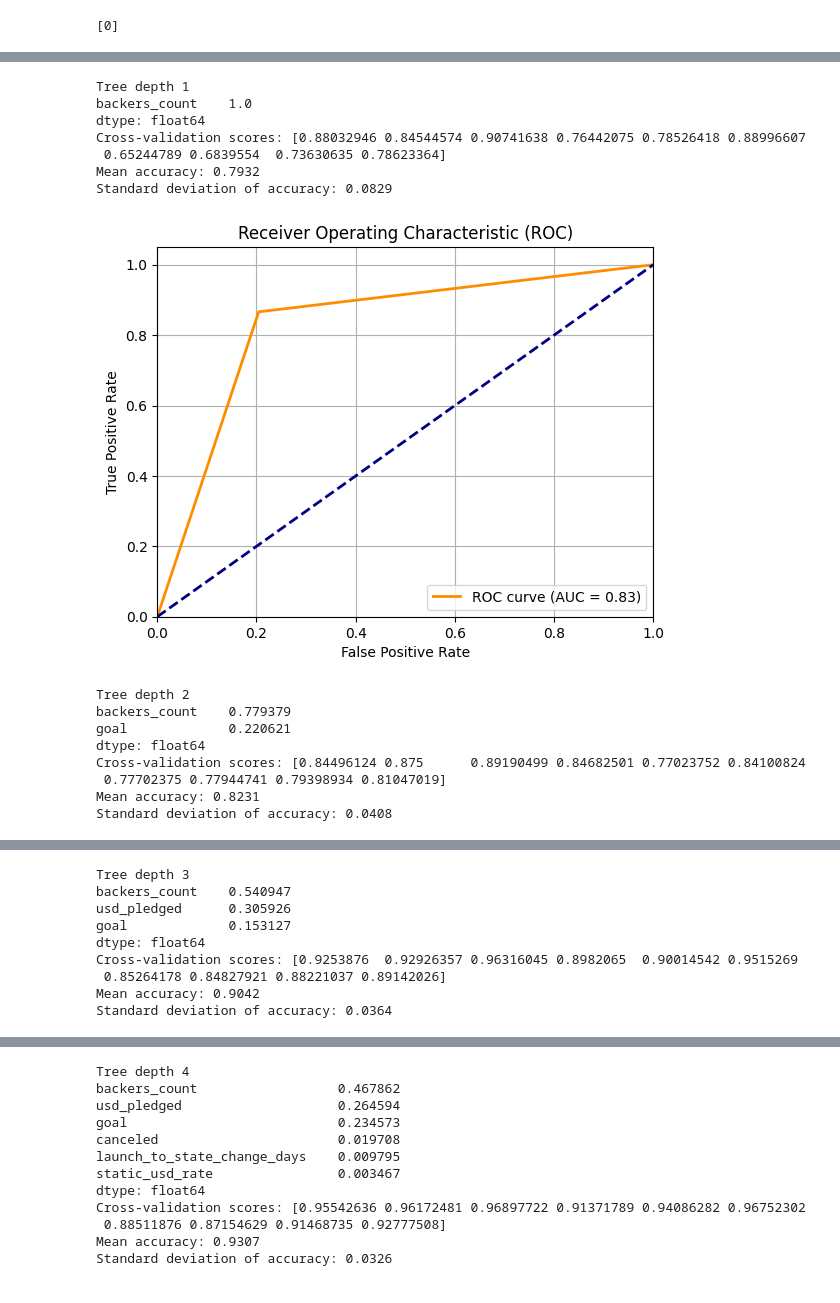
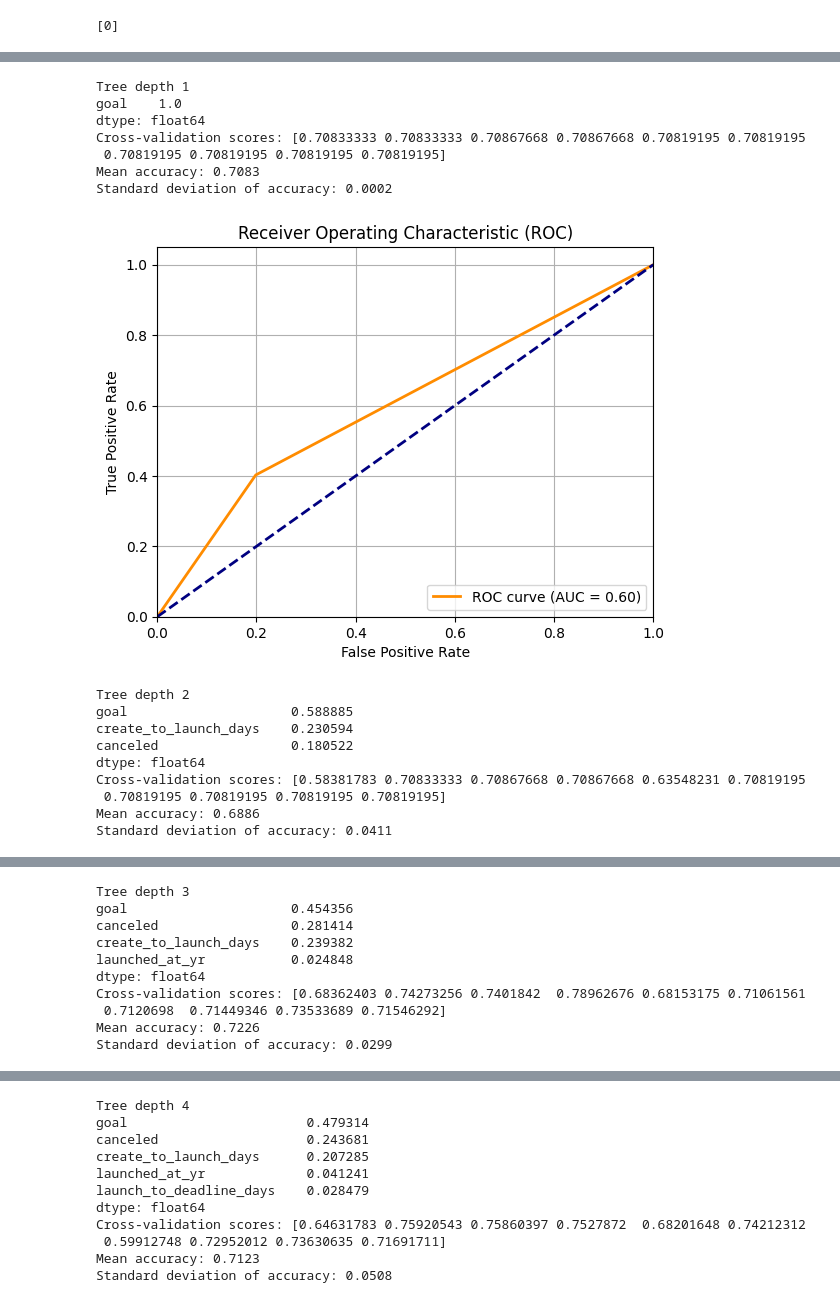
Before and after one commit to zarahtau/kickstarter-project-success-predictions, a Jupyter notebook: decision_tree/classification_tree.ipynb, the cells around one changed output, grey strips where cells are left out. Drawn from its saved outputs; the diff is of its cells as text; code cells hidden in the pictures.

Commit message:
Updated to drop all non-launch features

```diff
--- a/decision_tree/classification_tree.ipynb
+++ b/decision_tree/classification_tree.ipynb
@@ -167,7 +179,7 @@ KeyError: "['spotlight'] not found in axis"
 # %%
 model_score_stats = []
 
-for i in range(1, 30):
+for i in range(1, 20):
     print(f"Tree depth {i}")
 
     clf = DecisionTreeClassifier(max_depth=i, random_state=42)
@@ -185,44 +197,45 @@ for i in range(1, 30):
     #print(feature_ranks)
     #split_feature_index = clf.tree_.feature[0]
     #print("Split on feature:", X.columns[split_feature_index])
 
     model_score_stats.append({"model": clf, "depth": i, "mean_score": cv_scores.mean(), "score_std":cv_scores.std()})
 
     print(f"Cross-validation scores: {cv_scores}")
     print(f"Mean accuracy: {cv_scores.mean():.4f}")
     print(f"Standard deviation of accuracy: {cv_scores.std():.4f}")
 
     y_scores = clf.predict_proba(X_test)[:, 1]  # Get probability for the positive class
 
     # Compute ROC curve and AUC
     fpr, tpr, thresholds = roc_curve(y_test, y_scores)
     roc_auc = auc(fpr, tpr)
 
     plt.figure()
     plt.plot(fpr, tpr, color='darkorange', lw=2, label=f'ROC curve (AUC = {roc_auc:.2f})')
     plt.plot([0, 1], [0, 1], color='navy', lw=2, linestyle='--')  # Chance line
     plt.xlim([0.0, 1.0])
     plt.ylim([0.0, 1.05])
     plt.xlabel('False Positive Rate')
     plt.ylabel('True Positive Rate')
     plt.title('Receiver Operating Characteristic (ROC)')
     plt.legend(loc='lower right')
     plt.grid()
     plt.show()
 # %% [output]
 Tree depth 1
-backers_count    1.0
+goal    1.0
 dtype: float64
-Cross-validation scores: [0.88032946 0.84544574 0.90741638 0.76442075 0.78526418 0.88996607
- 0.65244789 0.6839554  0.73630635 0.78623364]
-Mean accuracy: 0.7932
-Standard deviation of accuracy: 0.0829
+Cross-validation scores: [0.70833333 0.70833333 0.70867668 0.70867668 0.70819195 0.70819195
+ 0.70819195 0.70819195 0.70819195 0.70819195]
+Mean accuracy: 0.7083
+Standard deviation of accuracy: 0.0002
-[figure, old version]
+[figure, new version]
 Tree depth 2
-backers_count    0.779379
-goal             0.220621
+goal                     0.588885
+create_to_launch_days    0.230594
+canceled                 0.180522
 dtype: float64
-Cross-validation scores: [0.84496124 0.875      0.89190499 0.84682501 0.77023752 0.84100824
- 0.77702375 0.77944741 0.79398934 0.81047019]
-Mean accuracy: 0.8231
-Standard deviation of accuracy: 0.0408
+Cross-validation scores: [0.58381783 0.70833333 0.70867668 0.70867668 0.63548231 0.70819195
+ 0.70819195 0.70819195 0.70819195 0.70819195]
+Mean accuracy: 0.6886
+Standard deviation of accuracy: 0.0411
@@ -230,9 +243,10 @@ Standard deviation of accuracy: 0.0408
 Tree depth 3
-backers_count    0.540947
-usd_pledged      0.305926
-goal             0.153127
+goal                     0.454356
+canceled                 0.281414
+create_to_launch_days    0.239382
+launched_at_yr           0.024848
 dtype: float64
-Cross-validation scores: [0.9253876  0.92926357 0.96316045 0.8982065  0.90014542 0.9515269
- 0.85264178 0.84827921 0.88221037 0.89142026]
-Mean accuracy: 0.9042
-Standard deviation of accuracy: 0.0364
+Cross-validation scores: [0.68362403 0.74273256 0.7401842  0.78962676 0.68153175 0.71061561
+ 0.7120698  0.71449346 0.73533689 0.71546292]
+Mean accuracy: 0.7226
+Standard deviation of accuracy: 0.0299
@@ -240,12 +254,11 @@ Standard deviation of accuracy: 0.0364
 Tree depth 4
-backers_count                  0.467862
-usd_pledged                    0.264594
-goal                           0.234573
-canceled                       0.019708
-launch_to_state_change_days    0.009795
-static_usd_rate                0.003467
+goal                       0.479314
+canceled                   0.243681
+create_to_launch_days      0.207285
+launched_at_yr             0.041241
+launch_to_deadline_days    0.028479
 dtype: float64
-Cross-validation scores: [0.95542636 0.96172481 0.96897722 0.91371789 0.94086282 0.96752302
- 0.88511876 0.87154629 0.91468735 0.92777508]
-Mean accuracy: 0.9307
-Standard deviation of accuracy: 0.0326
+Cross-validation scores: [0.64631783 0.75920543 0.75860397 0.7527872  0.68201648 0.74212312
+ 0.59912748 0.72952012 0.73630635 0.71691711]
+Mean accuracy: 0.7123
+Standard deviation of accuracy: 0.0508
```
Also changed, not shown: parts of 5 cells of this notebook.
